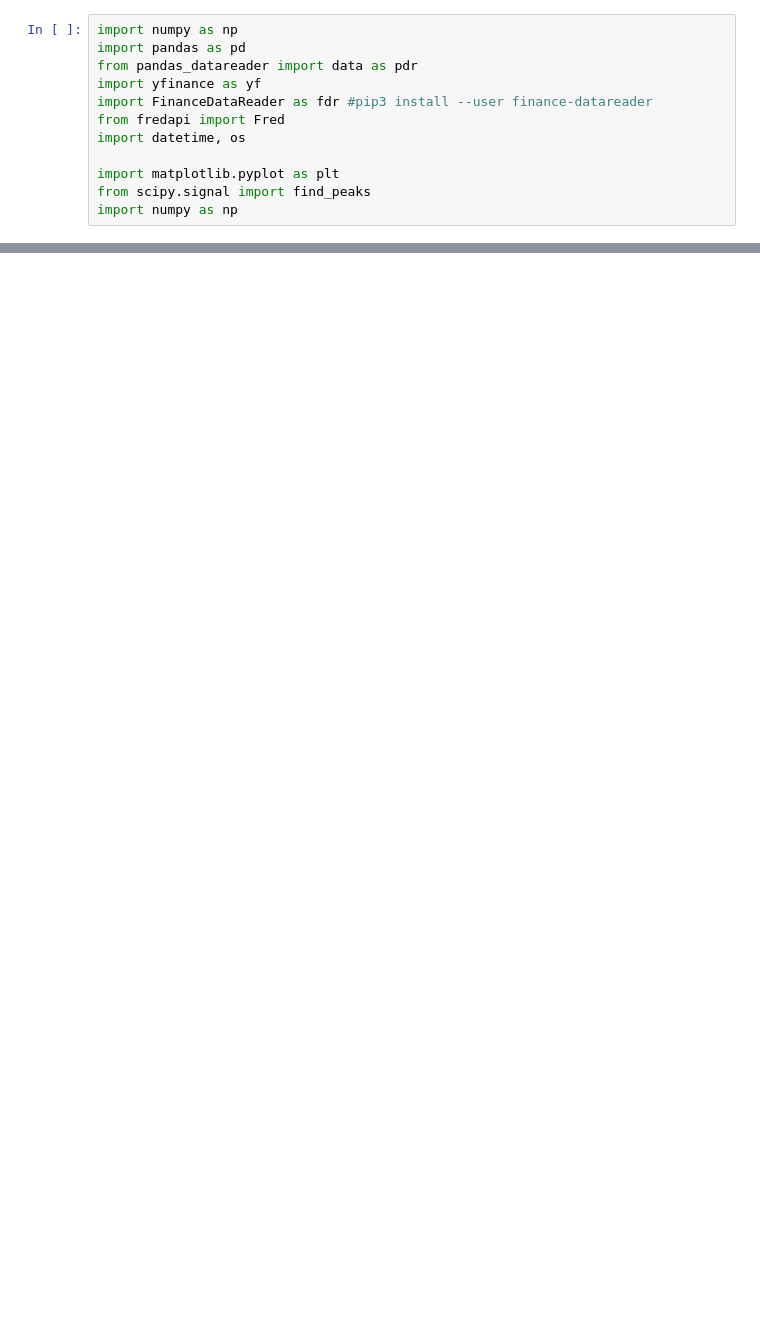
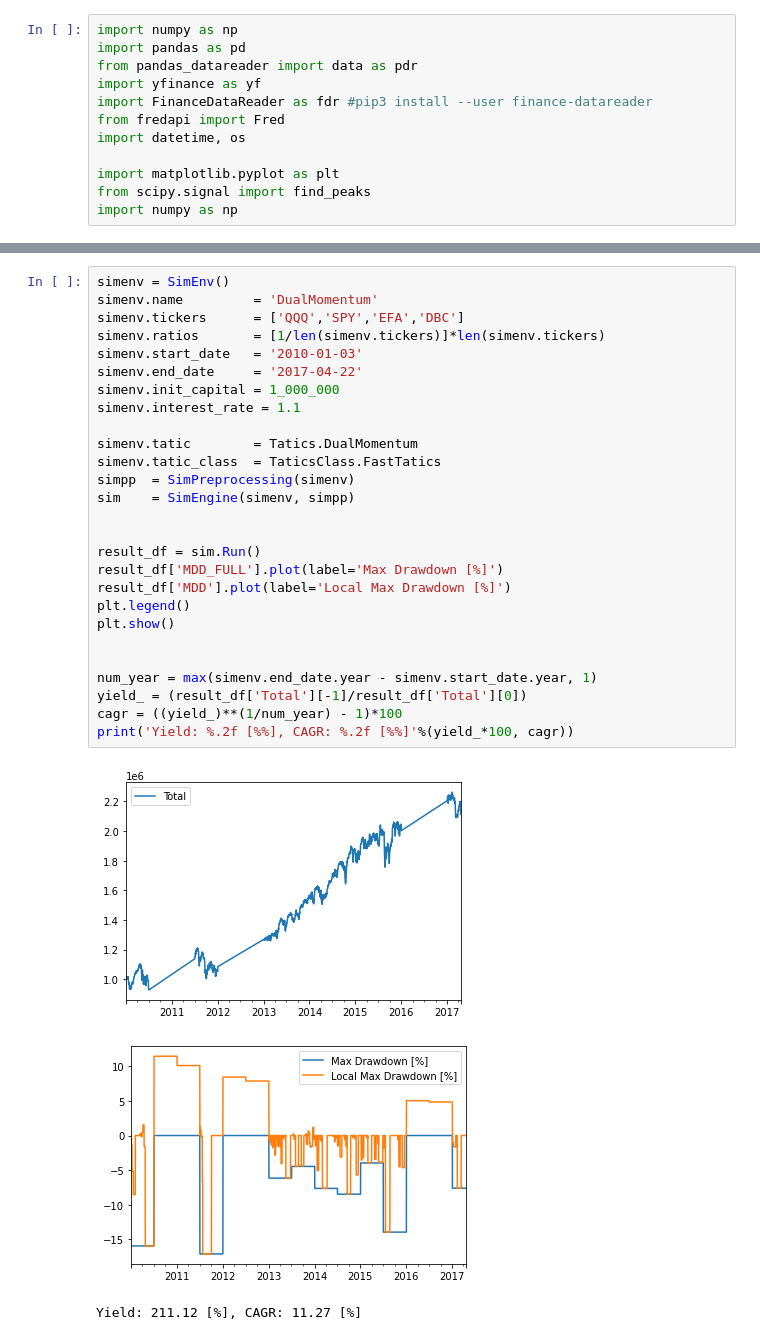
Before and after one commit to pathces-gone/study-python-stock, a Jupyter notebook: AssetAllocationV2/dynamicAA.ipynb, the cells around one changed output, grey strips where cells are left out. Cells and saved outputs as stored; diff of their text form; blank space fills up the shorter version.

```diff
--- a/AssetAllocationV2/dynamicAA.ipynb
+++ b/AssetAllocationV2/dynamicAA.ipynb
@@ -299,0 +309,31 @@ Yield: 102.40 [%], CAGR: 2.40 [%]
+# %%
+simenv = SimEnv()
+simenv.name         = 'DualMomentum'
+simenv.tickers      = ['QQQ','SPY','EFA','DBC']
+simenv.ratios       = [1/len(simenv.tickers)]*len(simenv.tickers)
+simenv.start_date   = '2010-01-03'
+simenv.end_date     = '2017-04-22'
+simenv.init_capital = 1_000_000
+simenv.interest_rate = 1.1
+
+simenv.tatic        = Tatics.DualMomentum
+simenv.tatic_class  = TaticsClass.FastTatics
+simpp  = SimPreprocessing(simenv)
+sim    = SimEngine(simenv, simpp)
+
+
+result_df = sim.Run()
+result_df['MDD_FULL'].plot(label='Max Drawdown [%]')
+result_df['MDD'].plot(label='Local Max Drawdown [%]')
+plt.legend()
+plt.show()
+
+
+num_year = max(simenv.end_date.year - simenv.start_date.year, 1)
+yield_ = (result_df['Total'][-1]/result_df['Total'][0])
+cagr = ((yield_)**(1/num_year) - 1)*100
+print('Yield: %.2f [%%], CAGR: %.2f [%%]'%(yield_*100, cagr))
+# %% [output]
+[figure, added]
+[figure, added]
+Yield: 211.12 [%], CAGR: 11.27 [%]
```
Also changed, not shown: parts of 7 cells of this notebook, 1 other file.
